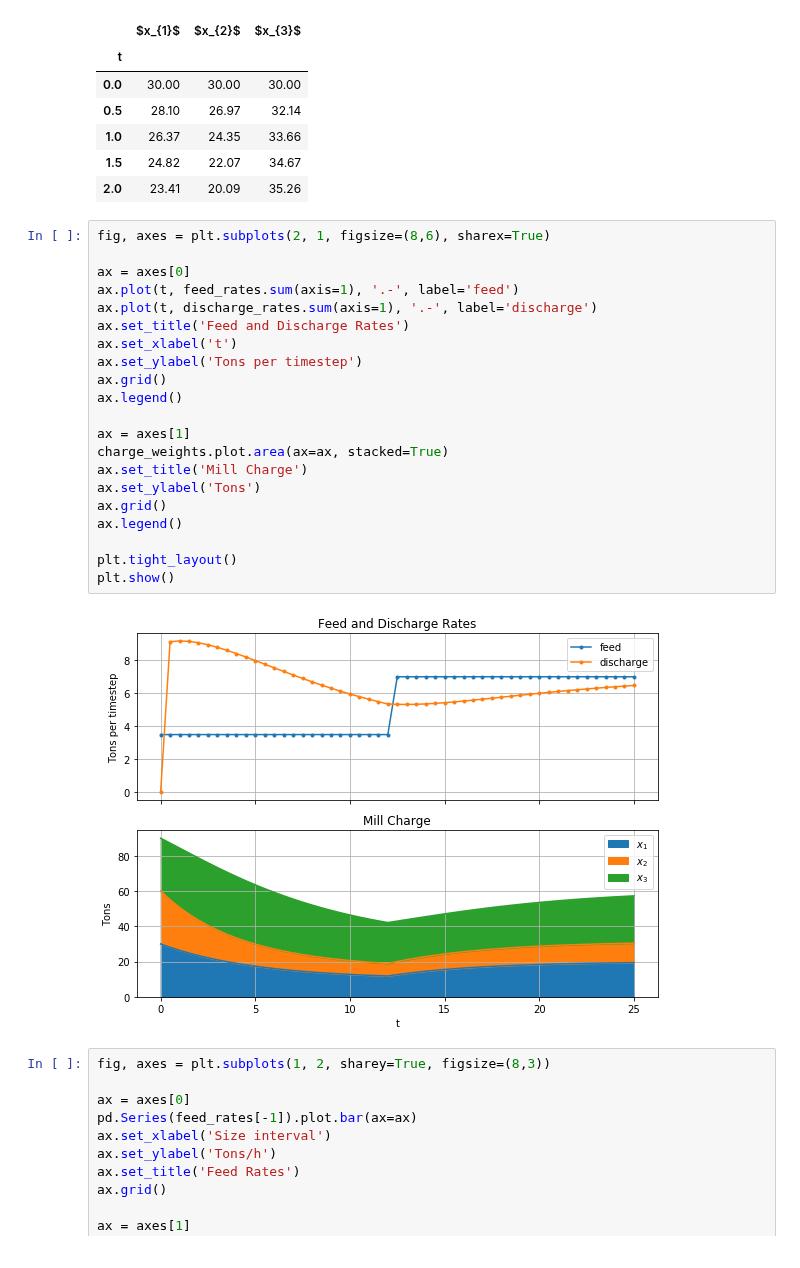
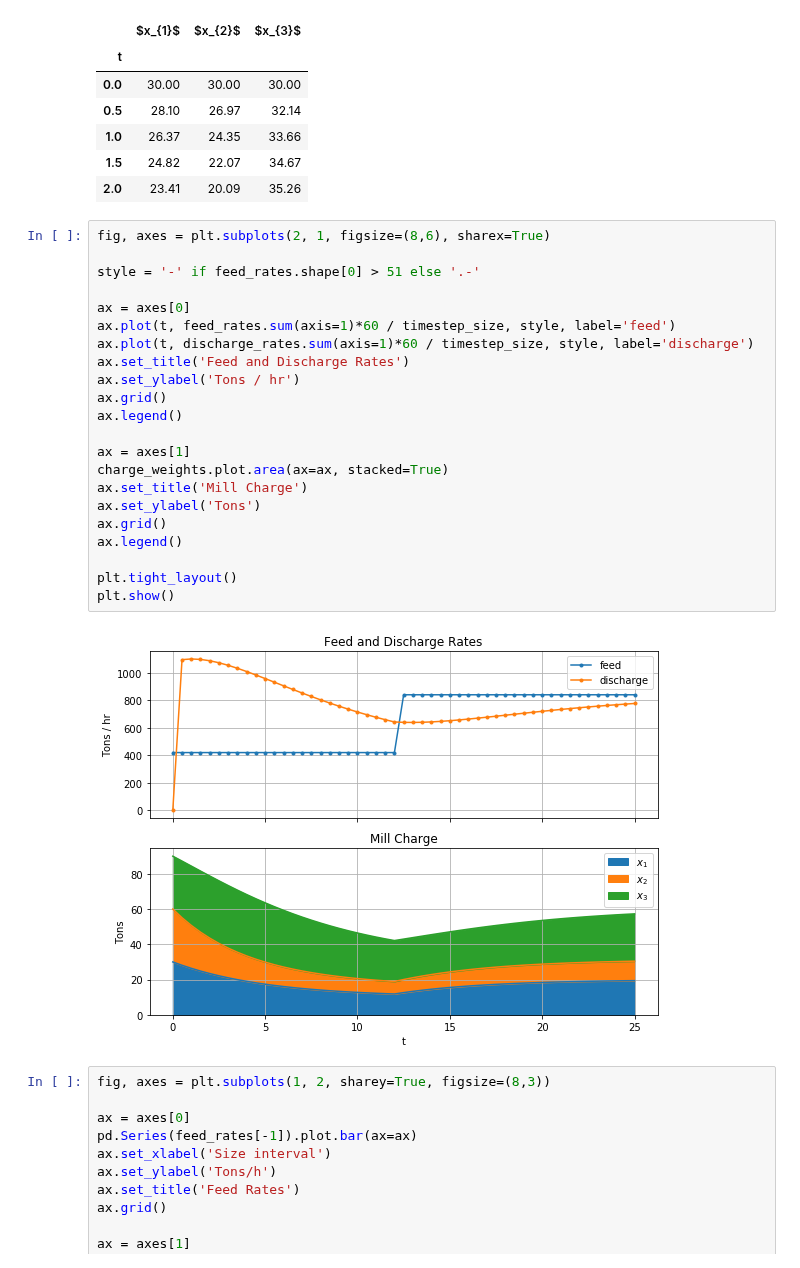
Before and after one commit to billtubbs/mech-575, a Jupyter notebook: code/python/project-grinding-dynamic-simulation-model.ipynb, the cells around one changed output. Drawn from its saved outputs; the diff is of its cells as text.

```diff
--- a/code/python/project-grinding-dynamic-simulation-model.ipynb
+++ b/code/python/project-grinding-dynamic-simulation-model.ipynb
@@ -214,26 +214,27 @@ charge_weights.round(2).head()
 # %%
 fig, axes = plt.subplots(2, 1, figsize=(8,6), sharex=True)
 
+style = '-' if feed_rates.shape[0] > 51 else '.-'
+
 ax = axes[0]
-ax.plot(t, feed_rates.sum(axis=1), '.-', label='feed')
-ax.plot(t, discharge_rates.sum(axis=1), '.-', label='discharge')
+ax.plot(t, feed_rates.sum(axis=1)*60 / timestep_size, style, label='feed')
+ax.plot(t, discharge_rates.sum(axis=1)*60 / timestep_size, style, label='discharge')
 ax.set_title('Feed and Discharge Rates')
-ax.set_xlabel('t')
-ax.set_ylabel('Tons per timestep')
+ax.set_ylabel('Tons / hr')
 ax.grid()
 ax.legend()
 
 ax = axes[1]
 charge_weights.plot.area(ax=ax, stacked=True)
 ax.set_title('Mill Charge')
 ax.set_ylabel('Tons')
 ax.grid()
 ax.legend()
 
 plt.tight_layout()
 plt.show()
 # %% [output]
-[figure, old version]
+[figure, new version]
 # %%
 fig, axes = plt.subplots(1, 2, sharey=True, figsize=(8,3))
 
```
Also changed, not shown: parts of 48 cells of this notebook.
